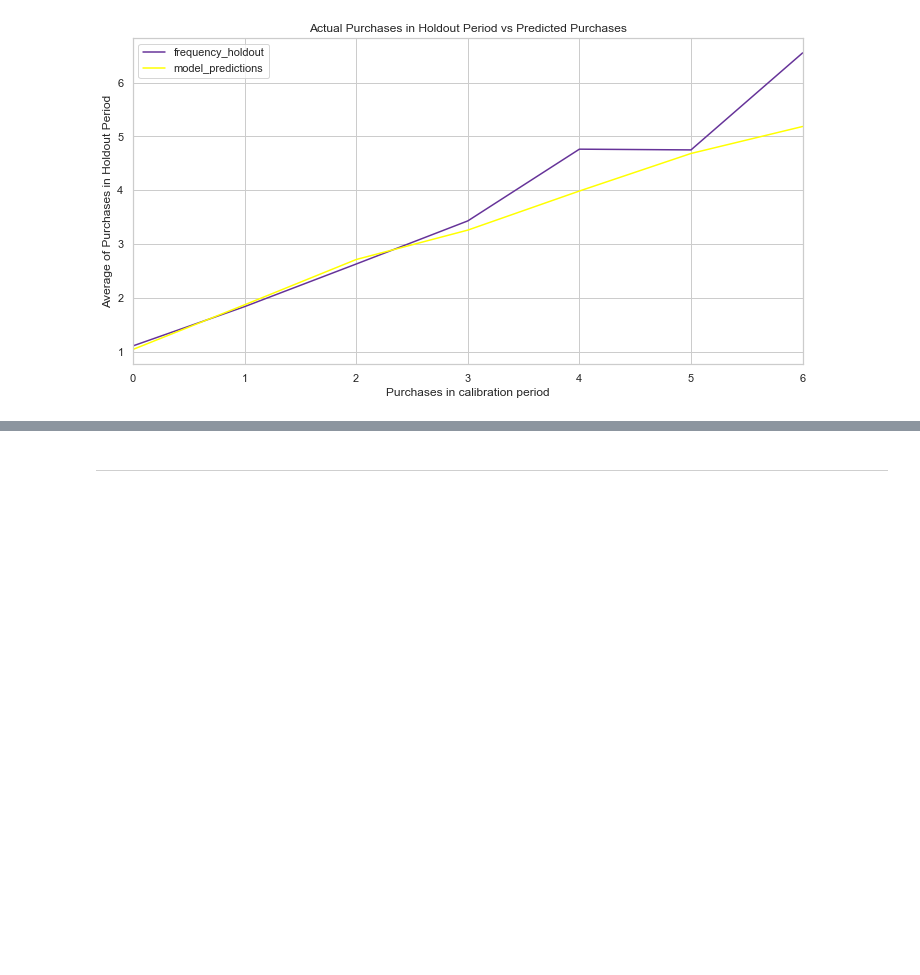
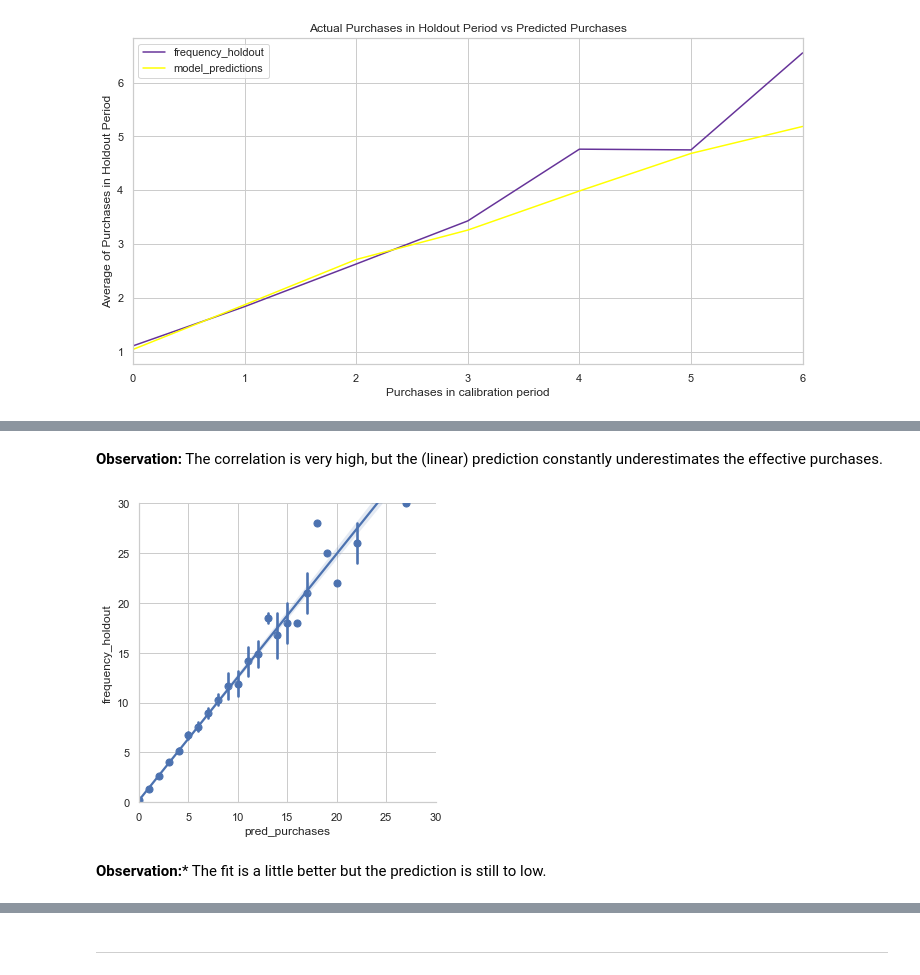
Before and after one commit to rbuerki/projects-ml, a Jupyter notebook: customer_lifetime_value_modelling/2-CLV_calculation.ipynb, the cells around one changed output, grey strips where cells are left out. Saved outputs shown, nothing was run; the diff lists cells and outputs as text; code cells hidden in the pictures; blank space fills up the shorter version.

```diff
--- a/customer_lifetime_value_modelling/2-CLV_calculation.ipynb
+++ b/customer_lifetime_value_modelling/2-CLV_calculation.ipynb
@@ -214,5 +170,0 @@ Based on customer history, we can predict what an individuals future purchases m
-# %%
-t = 10 # predict purchases in 10 periods
-individual = clv.loc['12347']
-# The below function is an alias to `bfg.conditional_expected_number_of_purchases_up_to_time`
-bgf.predict(t, individual['frequency'], individual['recency'], individual['T'])
@@ -317,0 +237,19 @@ summary_cal_holdout = calibration_and_holdout_data(clv_data, 'CustomerID', 'Invo
+# %% [markdown]
+**Observation:** The correlation is very high, but the (linear) prediction constantly underestimates the effective purchases.
+# %%
+# Trim outliers
+pred_evaluation_trimmed = pred_evaluation.loc[
+        pred_evaluation['frequency_holdout'] <= 30]
+
+sns.lmplot(x="pred_purchases",
+           y="frequency_holdout",
+           data=pred_evaluation_trimmed,
+           x_estimator=np.mean,
+           palette=['rebeccapurple', 'yellow']);
+
+plt.xlim(0, 30)
+plt.ylim(0, 30);
+# %% [output]
+[figure, added]
+# %% [markdown]
+**Observation:*** The fit is a little better but the prediction is still to low.
```
Also changed, not shown: parts of 65 cells of this notebook.
